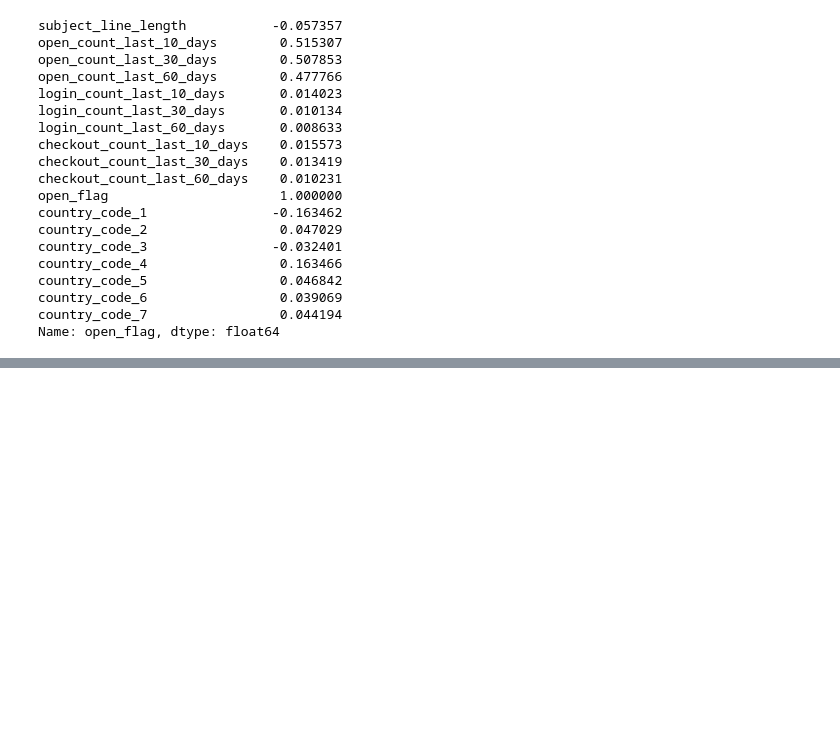
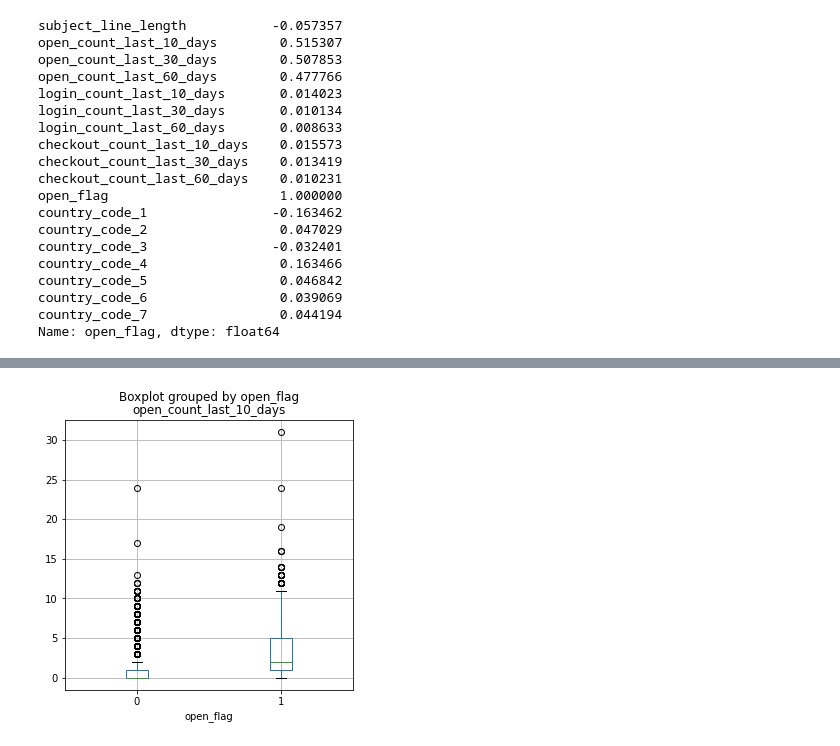
Before and after one commit to helmiriawan/code-league-marketing-analytics, a Jupyter notebook: data-understanding.ipynb, the cells around one changed output, grey strips where cells are left out. Cells and saved outputs as stored; diff of their text form; code cells hidden in the pictures; blank space fills up the shorter version.

```diff
--- a/data-understanding.ipynb
+++ b/data-understanding.ipynb
@@ -188,0 +196,7 @@ Name: open_flag, dtype: float64
+# %%
+# Plot the open_count_last_10_days data
+training_data \
+    .loc[:, ['open_count_last_10_days', 'open_flag']] \
+    .boxplot(column='open_count_last_10_days', by='open_flag', figsize=(5, 5));
+# %% [output]
+[figure, added]
```
Also changed, not shown: parts of 2 cells of this notebook.
